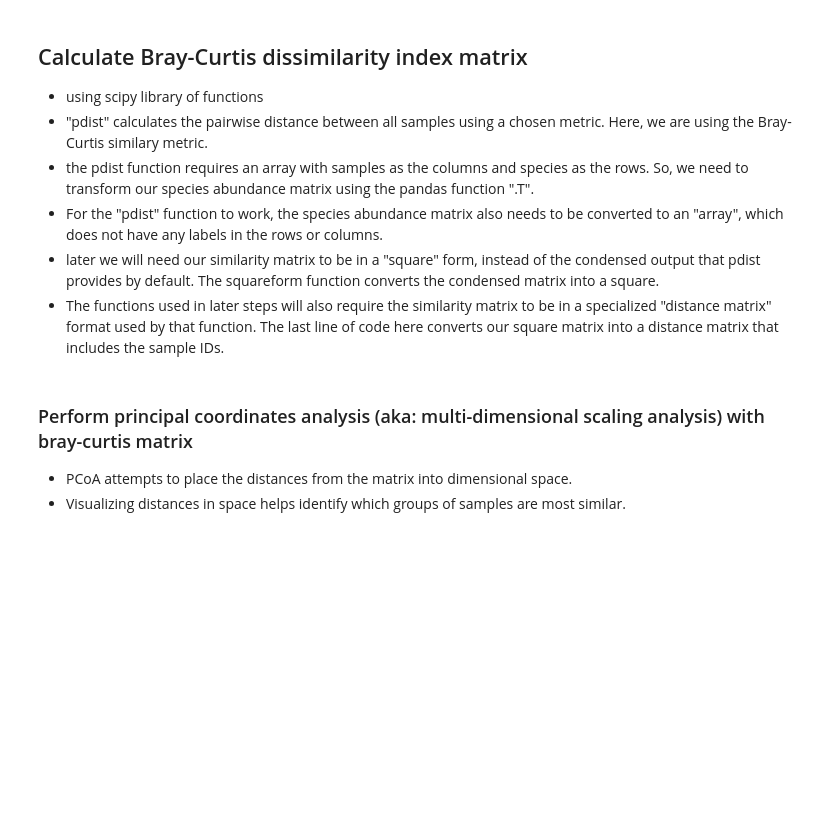
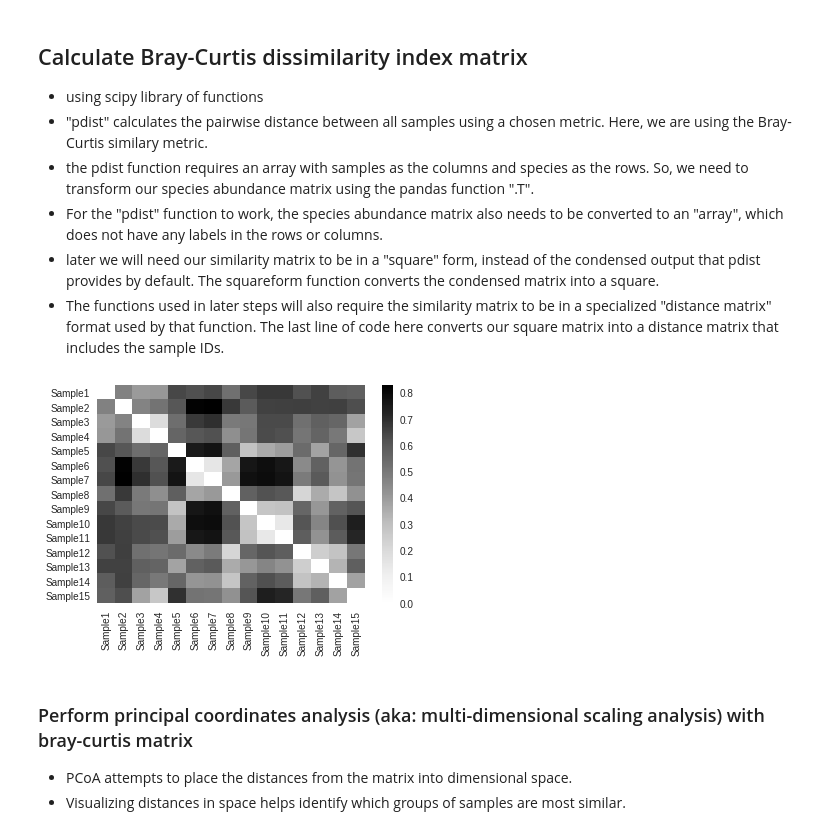
Before and after one commit to cadurkin/Phytoplankton_Taxomony_Course, a Jupyter notebook: Example_community_composition_analysis.ipynb, the cells around one changed output. Cells and saved outputs as stored; diff of their text form; code cells hidden in the pictures; blank space fills up the shorter version.

```diff
--- a/Example_community_composition_analysis.ipynb
+++ b/Example_community_composition_analysis.ipynb
@@ -7,15 +7,15 @@
 - Data should be saved as a .csv file (comma-separated values).
 - import libraries needed to analyze the data.  Pandas helps to work with data matrices.  Numpy works with data arrays. Matplotlib is used for plotting.
 # %%
+!pip install scikit-bio
 !git clone https://github.com/cadurkin/Phytoplankton_Taxomony_Course.git  # Download data
 
-
-%matplotlib notebook
+import skbio as skbio
 import pandas as pd
 import numpy as np
-import matplotlib.pyplot as plt
+from matplotlib import pyplot as plt
 
-data = pd.read_csv('Example_Station_M_cellcounts.csv',infer_datetime_format=True,index_col=0)
+data = pd.read_csv('Phytoplankton_Taxomony_Course/Example_Station_M_cellcounts.csv',infer_datetime_format=True,index_col=0)
 #display the first 10 rows to make sure it looks ok
 data.iloc[0:10]
 # %% [output]
@@ -82,12 +104,15 @@ cells_per_mL = cells_per_uL_dilutionCorrected.multiply(1000)
 # %%
 from scipy.spatial.distance import pdist
 from scipy.spatial.distance import squareform
 
 bc_matrix_condensed = pdist(np.asarray(cells_per_mL.T),metric = 'braycurtis')
 bc_matrix_square = squareform(bc_matrix_condensed)
 
 sample_list = np.asarray(cell_counts.T.index)
 bc_matrix = skbio.stats.distance.DistanceMatrix(data = bc_matrix_square,ids=sample_list)
+bc_matrix
+# %% [output]
+[figure, added]
 # %% [markdown]
 ### Perform principal coordinates analysis (aka: multi-dimensional scaling analysis) with bray-curtis matrix
 
```
Also changed, not shown: parts of 5 cells of this notebook.
